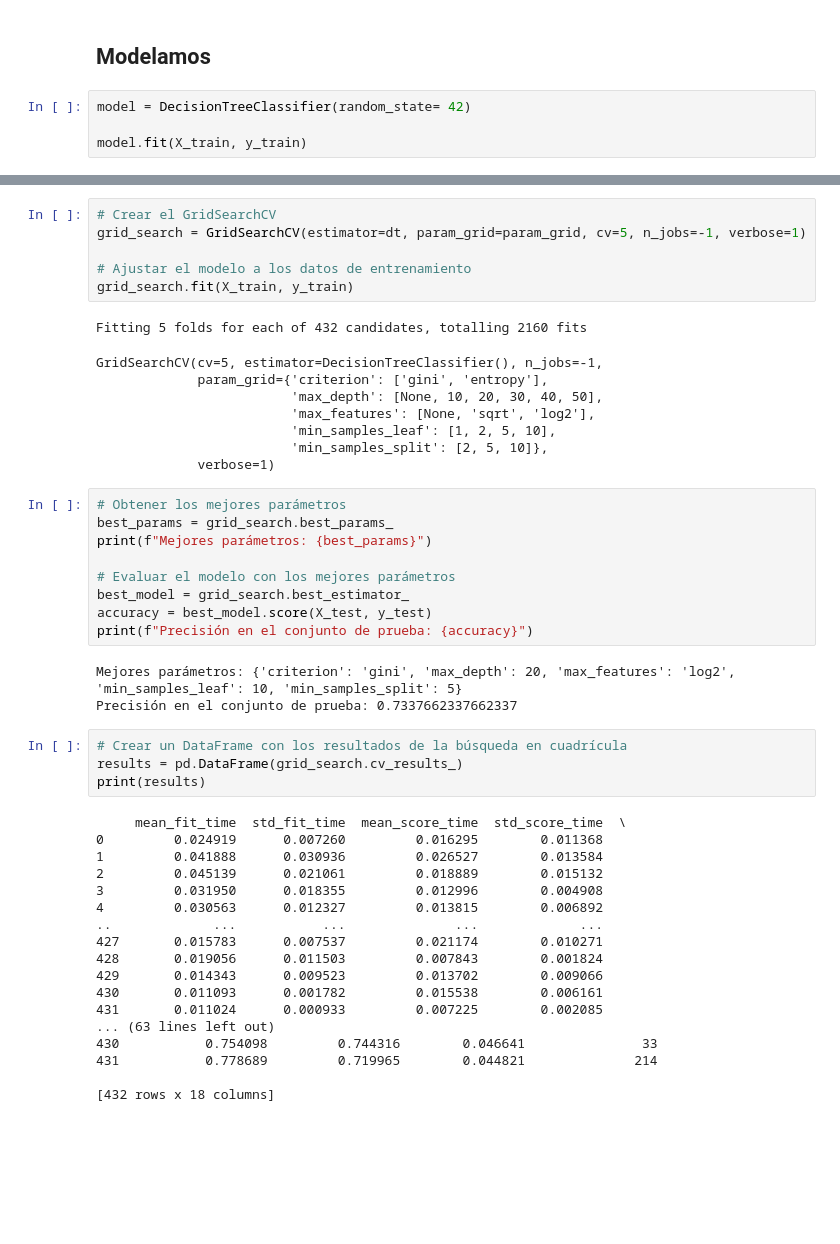
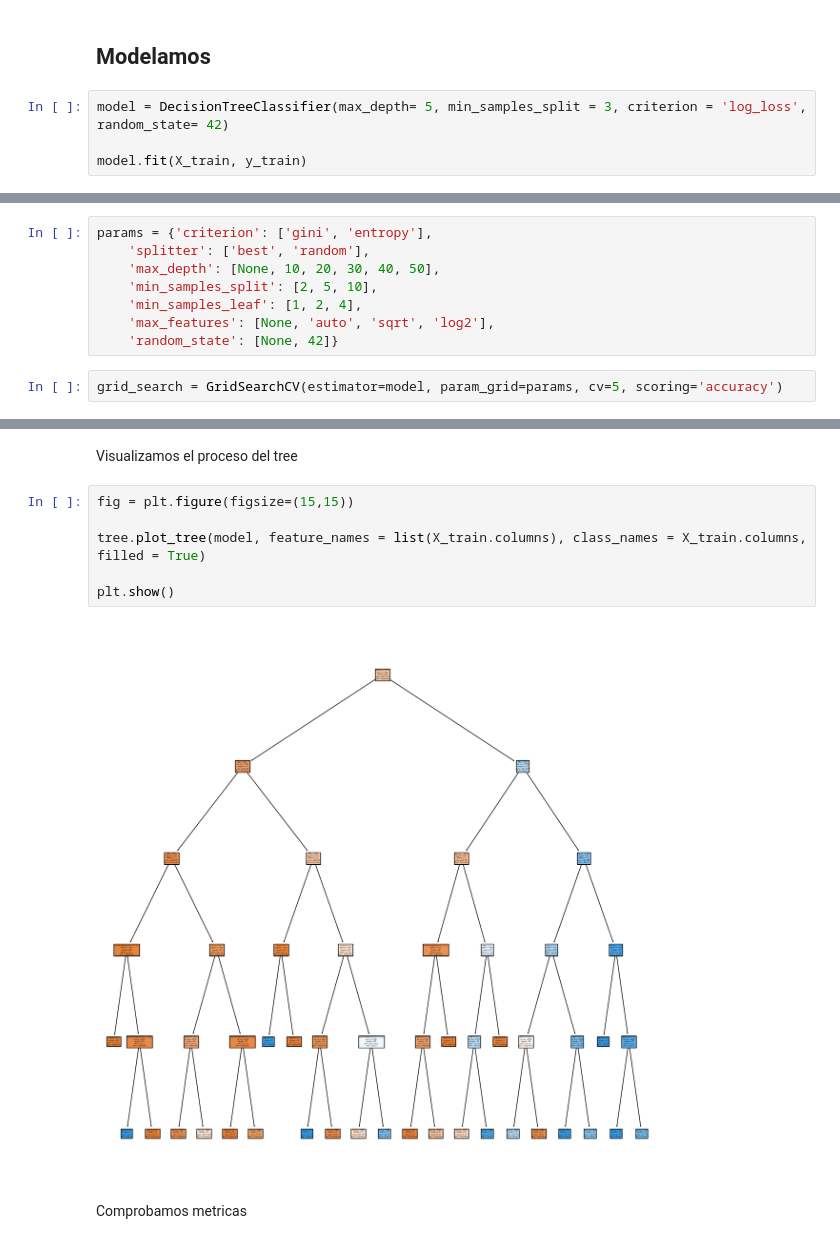
Before and after one commit to SamuelHollis/-rbol_de-_Decisi-n_Project, a Jupyter notebook: src/explore.ipynb, the cells around one changed output, grey strips where cells are left out. Saved outputs shown, nothing was run; the diff lists cells and outputs as text; blank space fills up the shorter version.

```diff
--- a/src/explore.ipynb
+++ b/src/explore.ipynb
@@ -213,7 +219,7 @@ _ = plt.xticks(rotation=45)
 # %% [markdown]
 ## Modelamos
 # %%
-model = DecisionTreeClassifier(random_state= 42)
+model = DecisionTreeClassifier(max_depth= 5, min_samples_split = 3, criterion = 'log_loss', random_state= 42)
 
 model.fit(X_train, y_train)
 # %% [output]
@@ -220,0 +228,10 @@ DecisionTreeClassifier(random_state=42)
+# %%
+params = {'criterion': ['gini', 'entropy'],
+    'splitter': ['best', 'random'],
+    'max_depth': [None, 10, 20, 30, 40, 50],
+    'min_samples_split': [2, 5, 10],
+    'min_samples_leaf': [1, 2, 4],
+    'max_features': [None, 'auto', 'sqrt', 'log2'],
+    'random_state': [None, 42]}
+# %%
+grid_search = GridSearchCV(estimator=model, param_grid=params, cv=5, scoring='accuracy')
@@ -263,52 +329,15 @@ param_grid = {
-# %%
-# Crear el GridSearchCV
-grid_search = GridSearchCV(estimator=dt, param_grid=param_grid, cv=5, n_jobs=-1, verbose=1)
-
-# Ajustar el modelo a los datos de entrenamiento
-grid_search.fit(X_train, y_train)
-# %% [output]
-Fitting 5 folds for each of 432 candidates, totalling 2160 fits
-GridSearchCV(cv=5, estimator=DecisionTreeClassifier(), n_jobs=-1,
-             param_grid={'criterion': ['gini', 'entropy'],
-                         'max_depth': [None, 10, 20, 30, 40, 50],
-                         'max_features': [None, 'sqrt', 'log2'],
-                         'min_samples_leaf': [1, 2, 5, 10],
-                         'min_samples_split': [2, 5, 10]},
-             verbose=1)
-# %%
-# Obtener los mejores parámetros
-best_params = grid_search.best_params_
-print(f"Mejores parámetros: {best_params}")
-
-# Evaluar el modelo con los mejores parámetros
-best_model = grid_search.best_estimator_
-accuracy = best_model.score(X_test, y_test)
-print(f"Precisión en el conjunto de prueba: {accuracy}")
-# %% [output]
-Mejores parámetros: {'criterion': 'gini', 'max_depth': 20, 'max_features': 'log2', 'min_samples_leaf': 10, 'min_samples_split': 5}
-Precisión en el conjunto de prueba: 0.7337662337662337
-# %%
-# Crear un DataFrame con los resultados de la búsqueda en cuadrícula
-results = pd.DataFrame(grid_search.cv_results_)
-print(results)
-# %% [output]
-     mean_fit_time  std_fit_time  mean_score_time  std_score_time  \
-0         0.024919      0.007260         0.016295        0.011368
-1         0.041888      0.030936         0.026527        0.013584
-2         0.045139      0.021061         0.018889        0.015132
-3         0.031950      0.018355         0.012996        0.004908
-4         0.030563      0.012327         0.013815        0.006892
-..             ...           ...              ...             ...
-427       0.015783      0.007537         0.021174        0.010271
-428       0.019056      0.011503         0.007843        0.001824
-429       0.014343      0.009523         0.013702        0.009066
-430       0.011093      0.001782         0.015538        0.006161
-431       0.011024      0.000933         0.007225        0.002085
-... (63 lines left out)
-430           0.754098         0.744316        0.046641               33
-431           0.778689         0.719965        0.044821              214
-
-[432 rows x 18 columns]
+# %% [markdown]
+Visualizamos el proceso del tree
+# %%
+fig = plt.figure(figsize=(15,15))
+
+tree.plot_tree(model, feature_names = list(X_train.columns), class_names = X_train.columns, filled = True)
+
+plt.show()
+# %% [output]
+[figure, added]
+# %% [markdown]
+Comprobamos metricas
 # %%
 # metricas
 accuracy_test = accuracy_score(y_test, y_pred_test)
```
Also changed, not shown: parts of 29 cells of this notebook, 1 other file.
